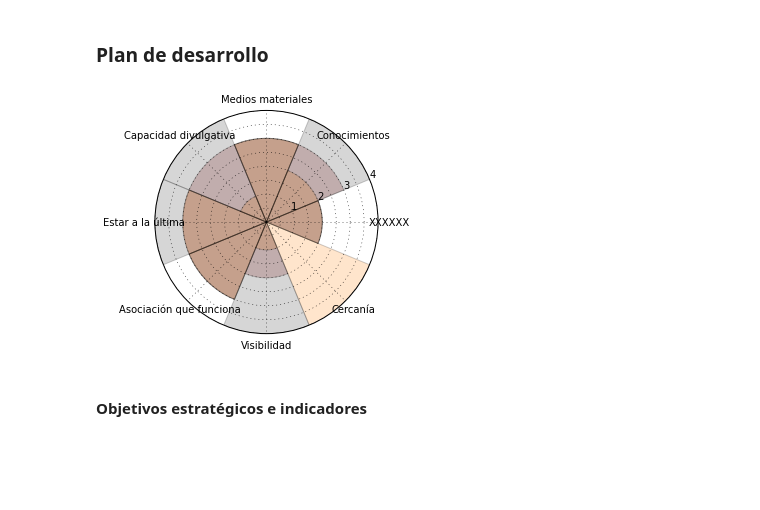
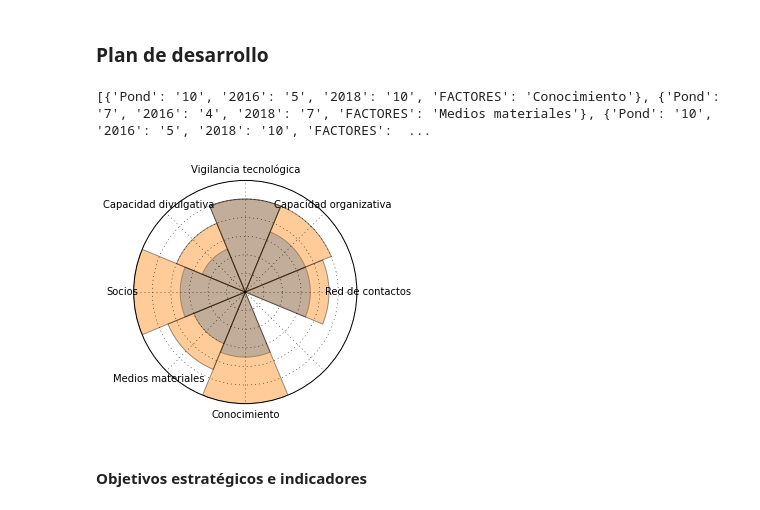
Before and after one commit to Achifaifa/slides, a Jupyter notebook: agudezia-gamaker/Presentacion-agudezia.ipynb, the cells around one changed output. Drawn from its saved outputs; the diff is of its cells as text; code cells hidden in the pictures; blank space fills up the shorter version.

Commit message:
added images, fixed graphs

```diff
--- a/agudezia-gamaker/Presentacion-agudezia.ipynb
+++ b/agudezia-gamaker/Presentacion-agudezia.ipynb
@@ -310,29 +317,35 @@ plt.show()
 ### Modelo estratégico
 # %% [markdown]
 ### Plan de desarrollo
+# %%
+import csv
+with open("./data/retos","r") as dataf:
+    data=csv.DictReader(dataf, delimiter=',')
+    data=[i for i in data]
+
+print data
+# %% [output]
+[{'Pond': '10', '2016': '5', '2018': '10', 'FACTORES': 'Conocimiento'}, {'Pond': '7', '2016': '4', '2018': '7', 'FACTORES': 'Medios materiales'}, {'Pond': '10', '2016': '5', '2018': '10', 'FACTORES':  ...
 # %%
 %matplotlib inline
 import numpy as np
 import matplotlib.pyplot as plt
 
-scores=lambda x: [int(i[x])+2 for i in data]
-gamakerscores, bmscores, cccscores = [scores(i) for i in ["GAMAKER", "BILBAO MAKER", "CCC"]]
-positions=[(np.pi/8)+i*(-np.pi/4) for i in range(2,10)]
+scoresf=lambda x: [int(i[x])+2 for i in data]
+presscores, pastscores = [scoresf(i) for i in ["2016", "2018"]]
+positions=[(np.pi/8)+i*(-np.pi/4) for i in range(3,len(data)+3)]
 
 ax = plt.subplot(111, projection='polar')
-ax.set_xticklabels([i["area"].decode("UTF-8") for i in data][::-1])
-ax.set_yticklabels(["","1","","2","","3","","4"])
-bmbars=ax.bar(positions, bmscores, width=np.pi/4, bottom=0.0)
-gamakerbars=ax.bar(positions, gamakerscores, width=np.pi/4, bottom=0.0)
-cccbars=ax.bar(positions, cccscores, width=np.pi/4, bottom=0.0)
-for bar in gamakerbars: bar.set_facecolor((1,0.5,0))
-for bar in bmbars: bar.set_facecolor((0.5,0,0))
-for bar in cccbars: bar.set_facecolor((0.2,0.2,0.2))
-for bar in gamakerbars+bmbars+cccbars: bar.set_alpha(0.2)
+ax.set_xticklabels([i["FACTORES"].decode("UTF-8") for i in data][::-1]); ax.set_yticklabels([""])
+
+presentbars=ax.bar(positions, presscores, width=np.pi/4, bottom=0.0)
+pastbars=ax.bar(positions, pastscores, width=np.pi/4, bottom=0.0)
+for bar in pastbars: bar.set_facecolor((1,0.5,0)); bar.set_alpha(0.4)
+for bar in presentbars: bar.set_facecolor((0,0.5,1)); bar.set_alpha(0.4)
 
 plt.show()
 # %% [output]
-[figure, old version]
+[figure, new version]
 # %% [markdown]
 #### Objetivos estratégicos e indicadores
 # %% [markdown]
```
Also changed, not shown: parts of 33 cells of this notebook, 3 other files.
